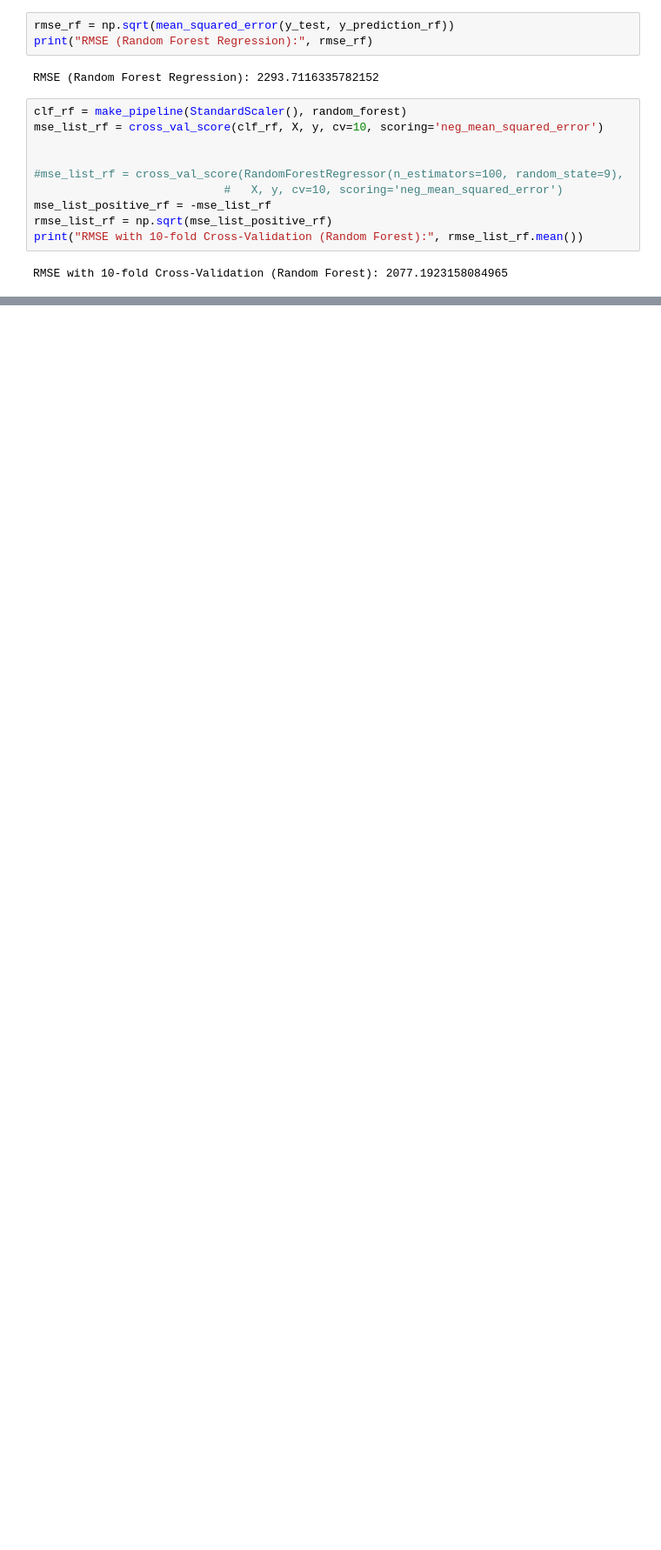
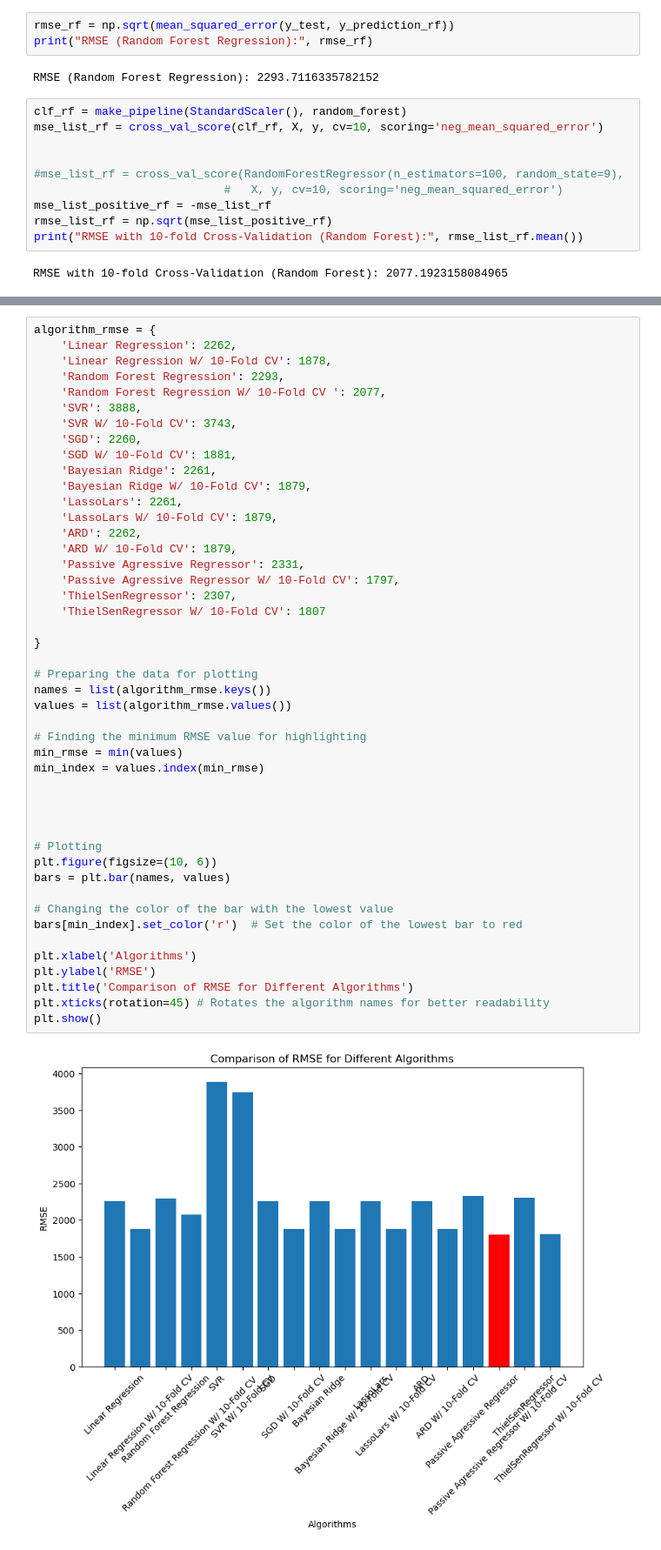
Before and after one commit to ArtxRod17/DataScienceProject, a Jupyter notebook: FinalProjectNotebook.ipynb, the cells around one changed output, grey strips where cells are left out. Shown: that part at 87% size. Drawn from its saved outputs; the diff is of its cells as text; blank space fills up the shorter version.

```diff
--- a/FinalProjectNotebook.ipynb
+++ b/FinalProjectNotebook.ipynb
@@ -206 +316,49 @@ RMSE with 10-fold Cross-Validation (Random Forest): 2077.1923158084965
+# %%
+algorithm_rmse = {
+    'Linear Regression': 2262,
+    'Linear Regression W/ 10-Fold CV': 1878,
+    'Random Forest Regression': 2293,
+    'Random Forest Regression W/ 10-Fold CV ': 2077,
+    'SVR': 3888,
+    'SVR W/ 10-Fold CV': 3743,
+    'SGD': 2260,
+    'SGD W/ 10-Fold CV': 1881,
+    'Bayesian Ridge': 2261,
+    'Bayesian Ridge W/ 10-Fold CV': 1879,
+    'LassoLars': 2261,
+    'LassoLars W/ 10-Fold CV': 1879,
+    'ARD': 2262,
+    'ARD W/ 10-Fold CV': 1879,
+    'Passive Agressive Regressor': 2331,
+    'Passive Agressive Regressor W/ 10-Fold CV': 1797,
+    'ThielSenRegressor': 2307,
+    'ThielSenRegressor W/ 10-Fold CV': 1807
+
+}
+
+# Preparing the data for plotting
+names = list(algorithm_rmse.keys())
+values = list(algorithm_rmse.values())
+
+# Finding the minimum RMSE value for highlighting
+min_rmse = min(values)
+min_index = values.index(min_rmse)
+
+
+
+
+# Plotting
+plt.figure(figsize=(10, 6))
+bars = plt.bar(names, values)
+
+# Changing the color of the bar with the lowest value
+bars[min_index].set_color('r')  # Set the color of the lowest bar to red
+
+plt.xlabel('Algorithms')
+plt.ylabel('RMSE')
+plt.title('Comparison of RMSE for Different Algorithms')
+plt.xticks(rotation=45) # Rotates the algorithm names for better readability
+plt.show()
+# %% [output]
+[figure, added]
 # %%
```
Also changed, not shown: parts of 13 cells of this notebook.
